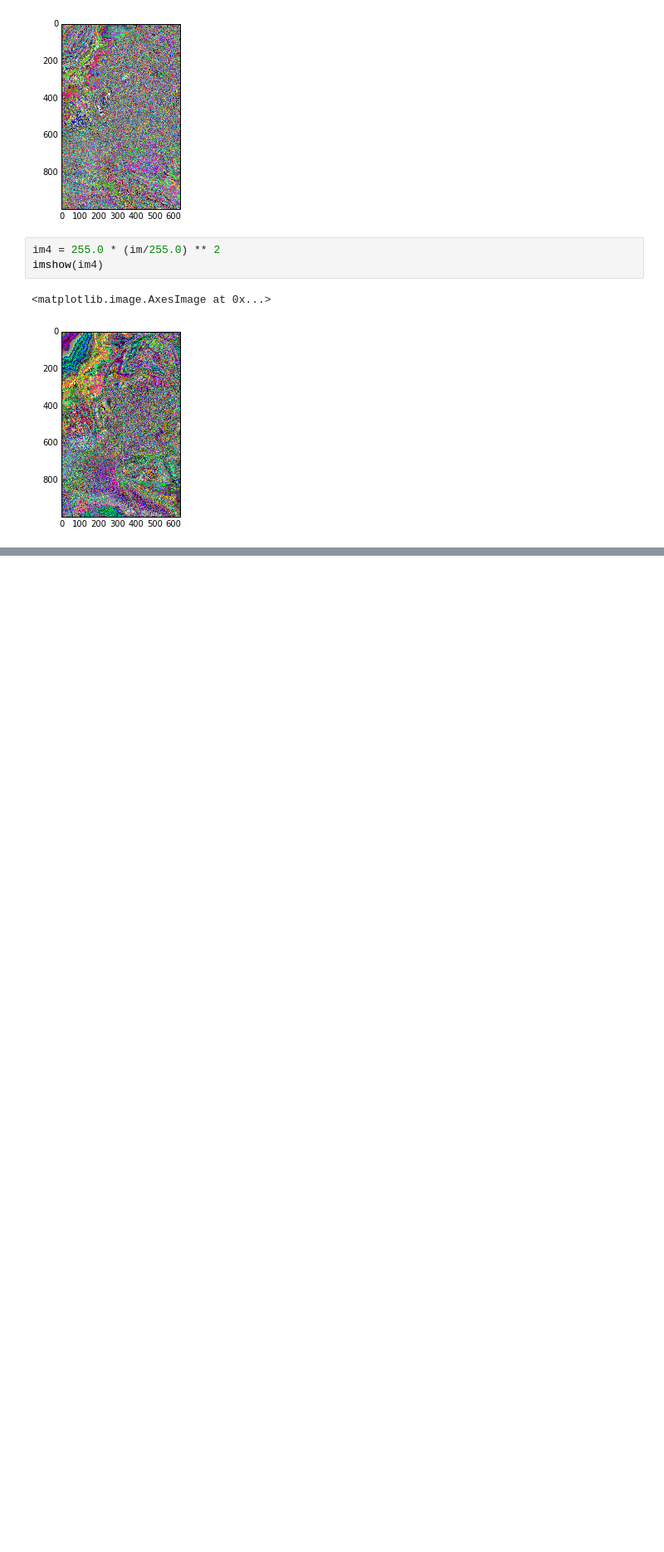
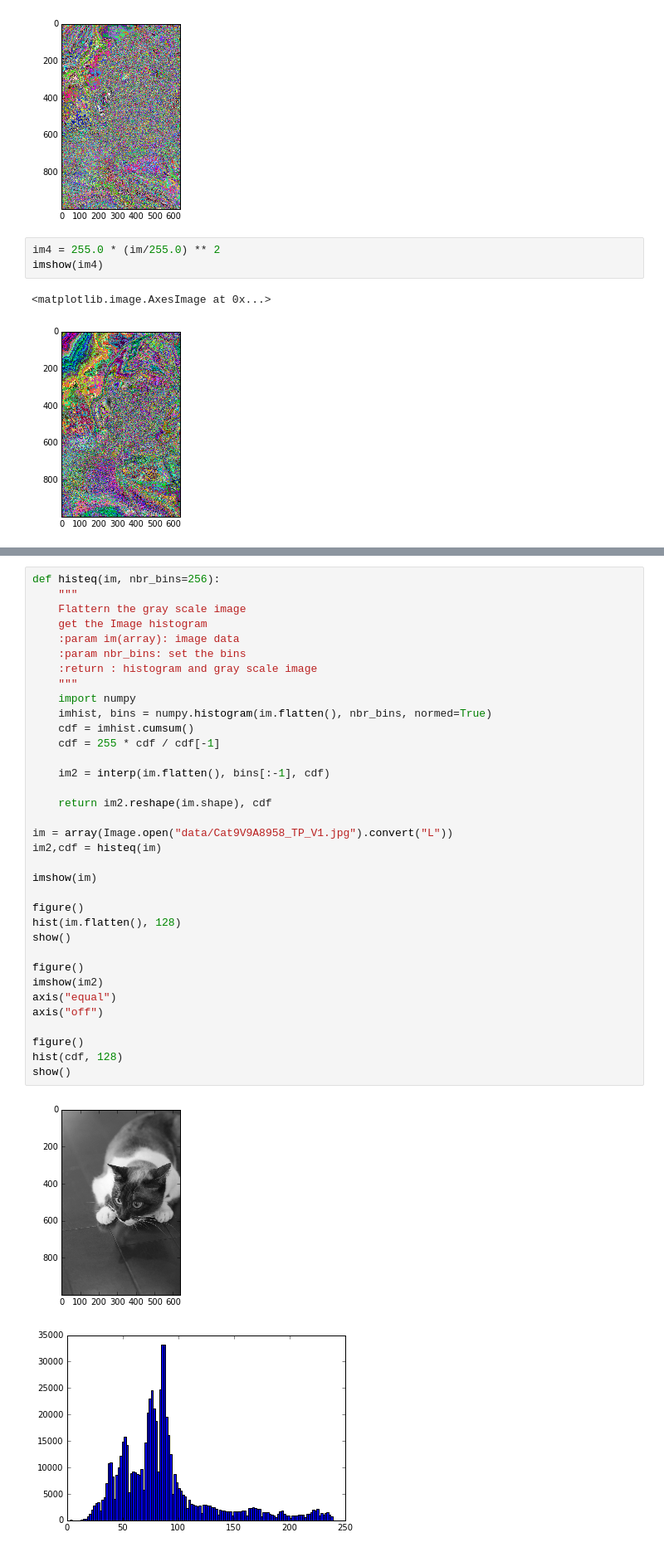
Before and after one commit to SnowMasaya/python_image_process_excerise, a Jupyter notebook: code/docker/python/python-image-process.ipynb, the cells around one changed output, grey strips where cells are left out. Shown at 83% size. Saved outputs shown, nothing was run; the diff lists cells and outputs as text; blank space fills up the shorter version.

```diff
--- a/code/docker/python/python-image-process.ipynb
+++ b/code/docker/python/python-image-process.ipynb
@@ -131,0 +131,38 @@ imshow(im4)
+# %%
+def histeq(im, nbr_bins=256):
+    """
+    Flattern the gray scale image
+    get the Image histogram
+    :param im(array): image data
+    :param nbr_bins: set the bins
+    :return : histogram and gray scale image
+    """
+    import numpy
+    imhist, bins = numpy.histogram(im.flatten(), nbr_bins, normed=True)
+    cdf = imhist.cumsum()
+    cdf = 255 * cdf / cdf[-1]
+
+    im2 = interp(im.flatten(), bins[:-1], cdf)
+
+    return im2.reshape(im.shape), cdf
+
+im = array(Image.open("data/Cat9V9A8958_TP_V1.jpg").convert("L"))
+im2,cdf = histeq(im)
+
+imshow(im)
+
+figure()
+hist(im.flatten(), 128)
+show()
+
+figure()
+imshow(im2)
+axis("equal")
+axis("off")
+
+figure()
+hist(cdf, 128)
+show()
+# %% [output]
+[figure, added]
+[figure, added]
```
Also changed, not shown: parts of 27 cells of this notebook, 3 other files.
